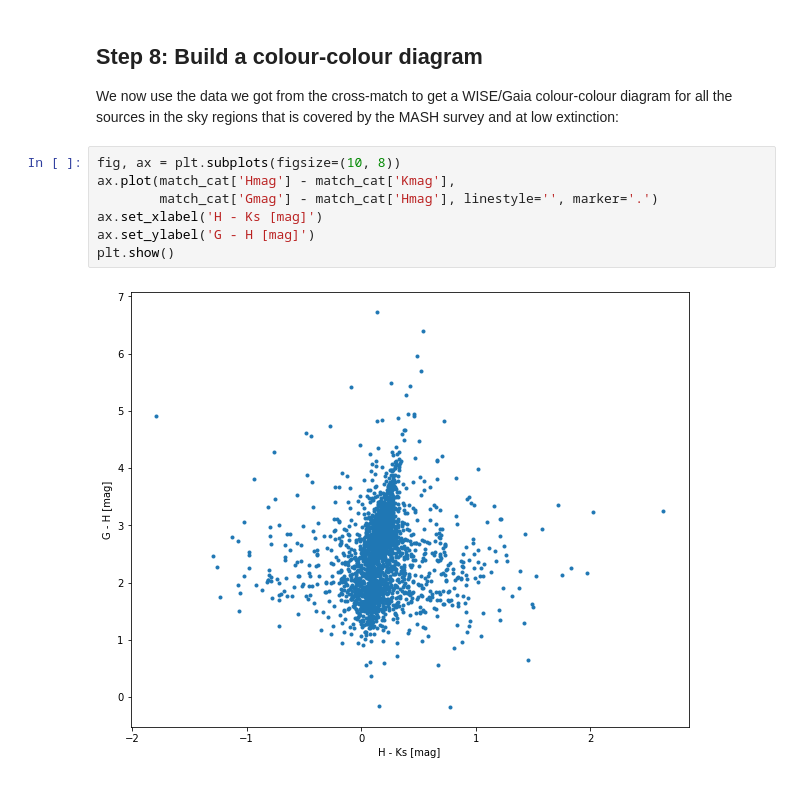
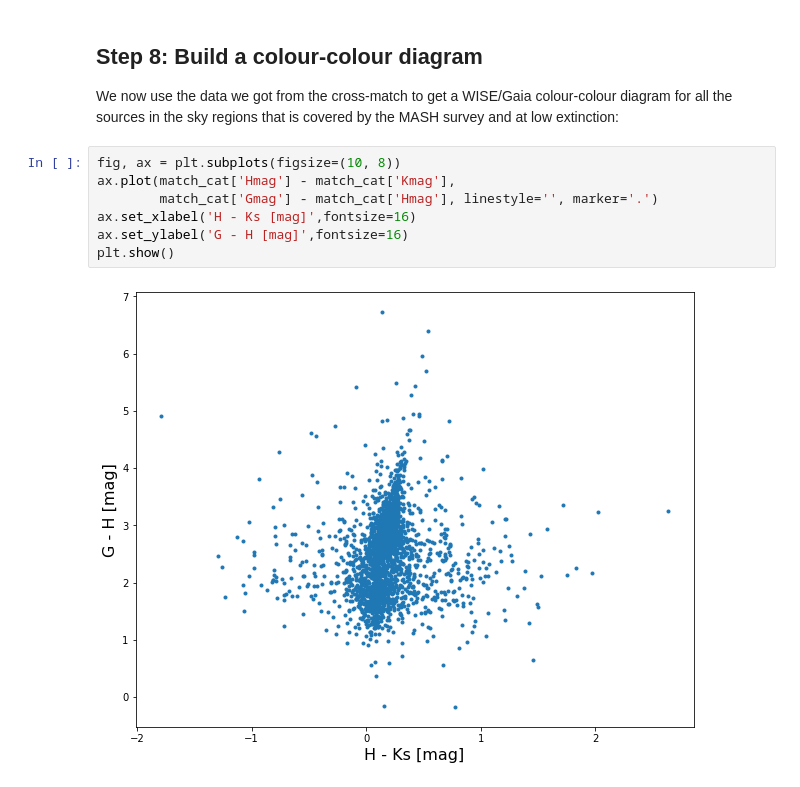
Before and after one commit to cds-astro/tutorials, a Jupyter notebook: Notebooks/HiPS_and_MOC.ipynb, the cells around one changed output. Cells and saved outputs as stored; diff of their text form.

```diff
--- a/Notebooks/HiPS_and_MOC.ipynb
+++ b/Notebooks/HiPS_and_MOC.ipynb
@@ -510,9 +504,9 @@ We now use the data we got from the cross-match to get a WISE/Gaia colour-colour
 # %%
 fig, ax = plt.subplots(figsize=(10, 8))
 ax.plot(match_cat['Hmag'] - match_cat['Kmag'],
         match_cat['Gmag'] - match_cat['Hmag'], linestyle='', marker='.')
-ax.set_xlabel('H - Ks [mag]')
-ax.set_ylabel('G - H [mag]')
+ax.set_xlabel('H - Ks [mag]',fontsize=16)
+ax.set_ylabel('G - H [mag]',fontsize=16)
 plt.show()
 # %% [output]
-[figure, old version]
+[figure, new version]
```
Also changed, not shown: parts of 7 cells of this notebook.
